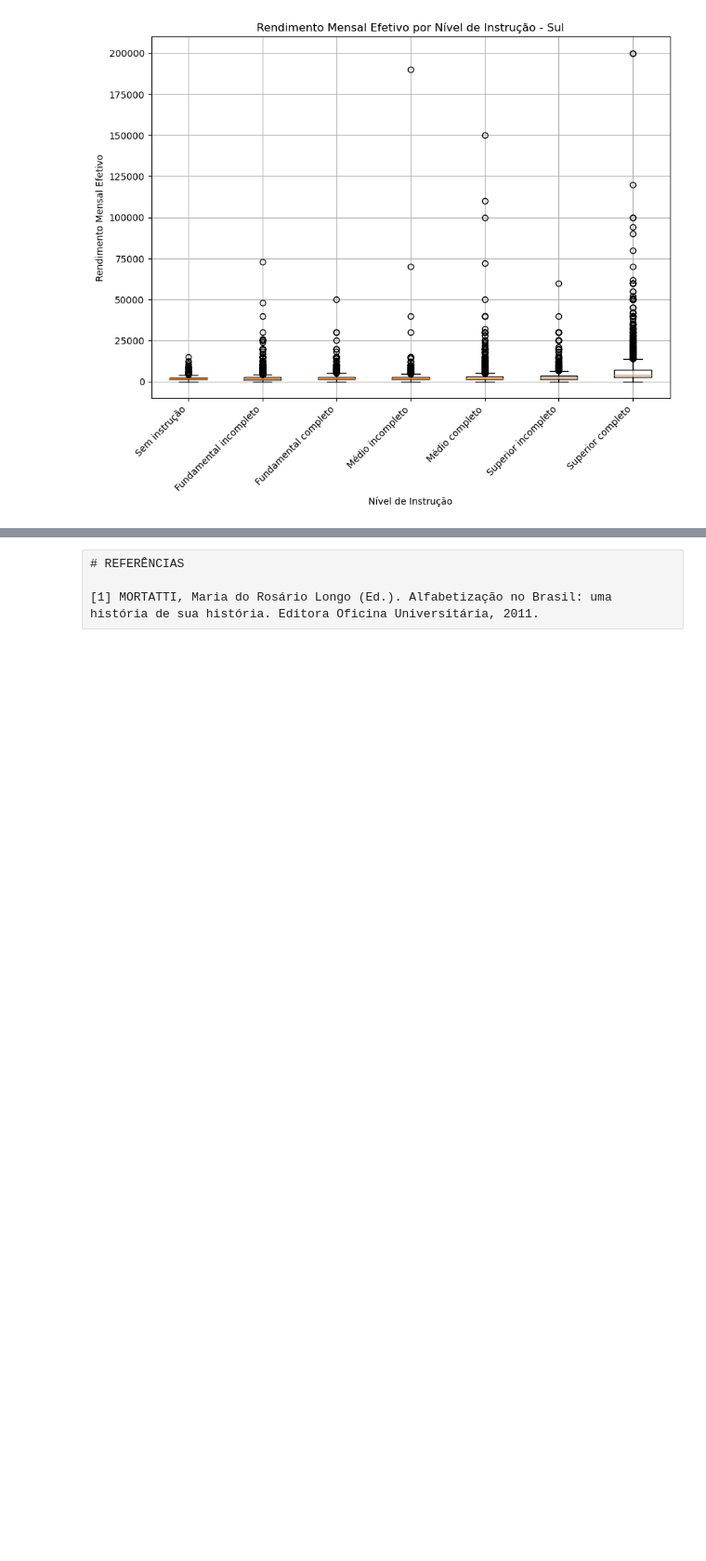
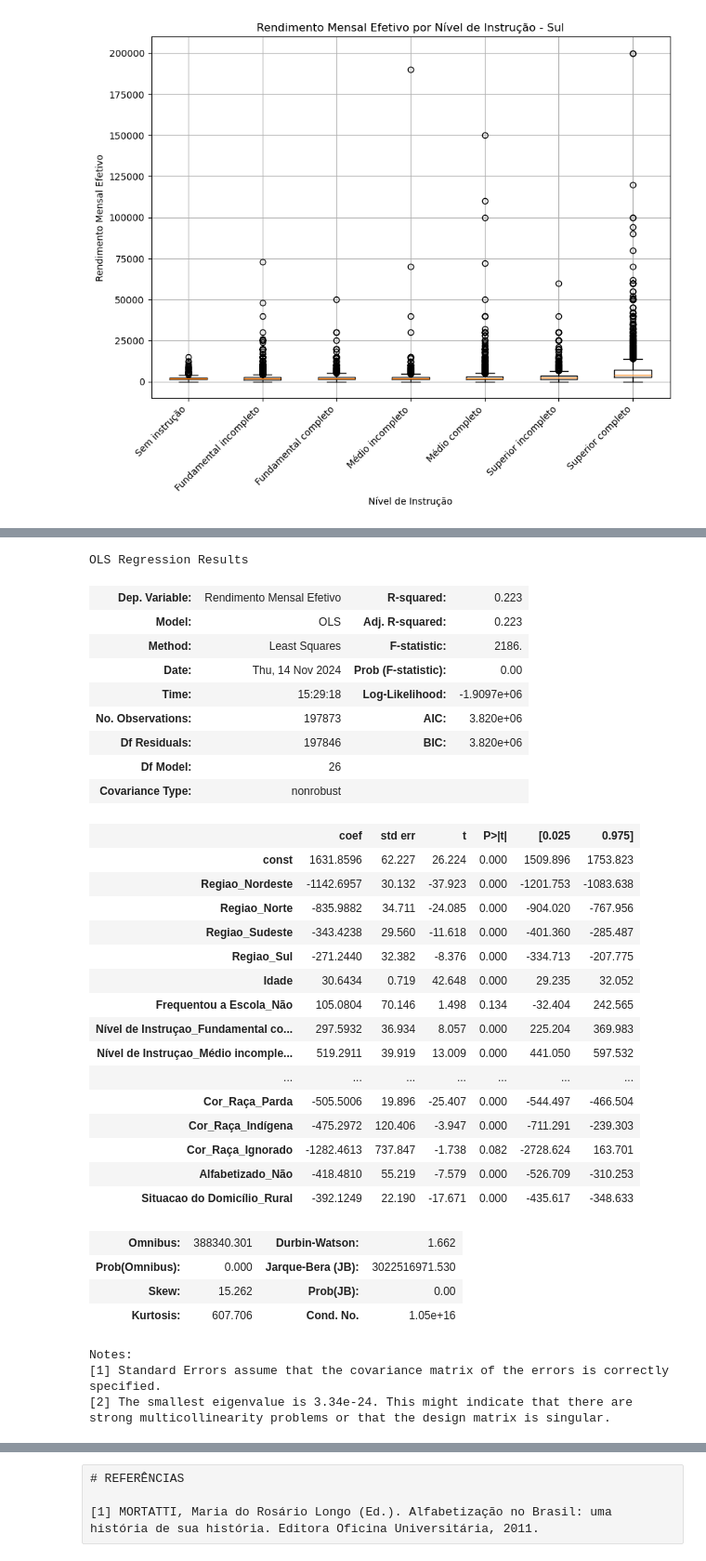
Before and after one commit to Dnimf/cdadosp3, a Jupyter notebook: Projeto_3 (2).ipynb, the cells around one changed output, grey strips where cells are left out. Shown at 93% size. Saved outputs shown, nothing was run; the diff lists cells and outputs as text; code cells hidden in the pictures; blank space fills up the shorter version.

```diff
--- a/Projeto_3 (2).ipynb
+++ b/Projeto_3 (2).ipynb
@@ -606,0 +677,55 @@ results.summary()
+# %%
+X = dados_colunas4[['Regiao_Nordeste','Regiao_Norte','Regiao_Sudeste','Regiao_Sul','Idade',
+        'Frequentou a Escola_Não',
+       'Nível de Instruçao_Fundamental completo ou equivalente',
+       'Nível de Instruçao_Médio incompleto ou equivalente',
+       'Nível de Instruçao_Médio completo ou equivalente',
+       'Nível de Instruçao_Superior incompleto ou equivalente',
+       'Nível de Instruçao_Superior completo',
+        'Tipo de Ocupacao_Militar ou segurança pública',
+       'Tipo de Ocupacao_Empregado setor privado',
+       'Tipo de Ocupacao_Empregado setor público',
+       'Tipo de Ocupacao_Conta própria', 'Tipo de Ocupacao_Empregador',
+       'Tipo de Ocupacao_Trabalhador familiar não remunerado',
+       'Faixa de horas trabalhadas_15 a 39 horas',
+       'Faixa de horas trabalhadas_40 a 44 horas',
+        'Sexo_Mulher', 'Cor_Raça_Preta', 'Cor_Raça_Amarela', 'Cor_Raça_Parda',
+       'Cor_Raça_Indígena', 'Cor_Raça_Ignorado', 'Alfabetizado_Não','Situacao do Domicílio_Rural']]
+Y = dados_colunas4['Rendimento Mensal Efetivo']
+results = regress(Y, X)
+results.summary()
+# %% [output]
+OLS Regression Results
+| Dep. Variable: | Rendimento Mensal Efetivo | R-squared: | 0.223 |
+| Model: | OLS | Adj. R-squared: | 0.223 |
+| Method: | Least Squares | F-statistic: | 2186. |
+| Date: | Thu, 14 Nov 2024 | Prob (F-statistic): | 0.00 |
+| Time: | 15:29:18 | Log-Likelihood: | -1.9097e+06 |
+| No. Observations: | 197873 | AIC: | 3.820e+06 |
+| Df Residuals: | 197846 | BIC: | 3.820e+06 |
+| Df Model: | 26 |  |  |
+| Covariance Type: | nonrobust |  |  |
+|  | coef | std err | t | P>|t| | [0.025 | 0.975] |
+| const | 1631.8596 | 62.227 | 26.224 | 0.000 | 1509.896 | 1753.823 |
+| Regiao_Nordeste | -1142.6957 | 30.132 | -37.923 | 0.000 | -1201.753 | -1083.638 |
+| Regiao_Norte | -835.9882 | 34.711 | -24.085 | 0.000 | -904.020 | -767.956 |
+| Regiao_Sudeste | -343.4238 | 29.560 | -11.618 | 0.000 | -401.360 | -285.487 |
+| Regiao_Sul | -271.2440 | 32.382 | -8.376 | 0.000 | -334.713 | -207.775 |
+| Idade | 30.6434 | 0.719 | 42.648 | 0.000 | 29.235 | 32.052 |
+| Frequentou a Escola_Não | 105.0804 | 70.146 | 1.498 | 0.134 | -32.404 | 242.565 |
+| Nível de Instruçao_Fundamental co... | 297.5932 | 36.934 | 8.057 | 0.000 | 225.204 | 369.983 |
+| Nível de Instruçao_Médio incomple... | 519.2911 | 39.919 | 13.009 | 0.000 | 441.050 | 597.532 |
+| ... | ... | ... | ... | ... | ... | ... |
+| Cor_Raça_Parda | -505.5006 | 19.896 | -25.407 | 0.000 | -544.497 | -466.504 |
+| Cor_Raça_Indígena | -475.2972 | 120.406 | -3.947 | 0.000 | -711.291 | -239.303 |
+| Cor_Raça_Ignorado | -1282.4613 | 737.847 | -1.738 | 0.082 | -2728.624 | 163.701 |
+| Alfabetizado_Não | -418.4810 | 55.219 | -7.579 | 0.000 | -526.709 | -310.253 |
+| Situacao do Domicílio_Rural | -392.1249 | 22.190 | -17.671 | 0.000 | -435.617 | -348.633 |
+| Omnibus: | 388340.301 | Durbin-Watson: | 1.662 |
+| Prob(Omnibus): | 0.000 | Jarque-Bera (JB): | 3022516971.530 |
+| Skew: | 15.262 | Prob(JB): | 0.00 |
+| Kurtosis: | 607.706 | Cond. No. | 1.05e+16 |
+Notes:
+[1] Standard Errors assume that the covariance matrix of the errors is correctly specified.
+[2] The smallest eigenvalue is 3.34e-24. This might indicate that there are
+strong multicollinearity problems or that the design matrix is singular.
```
Also changed, not shown: parts of 8 cells of this notebook.
